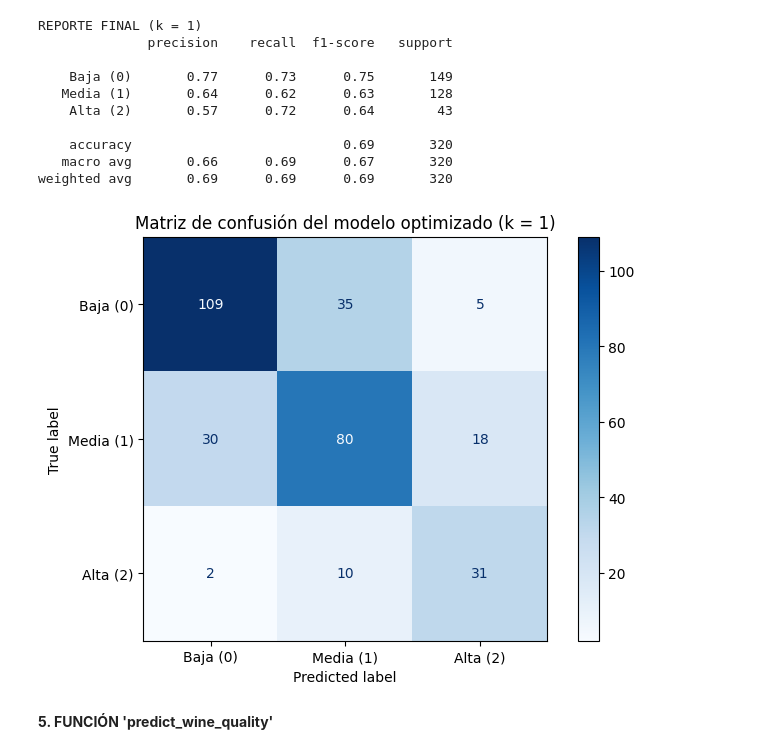
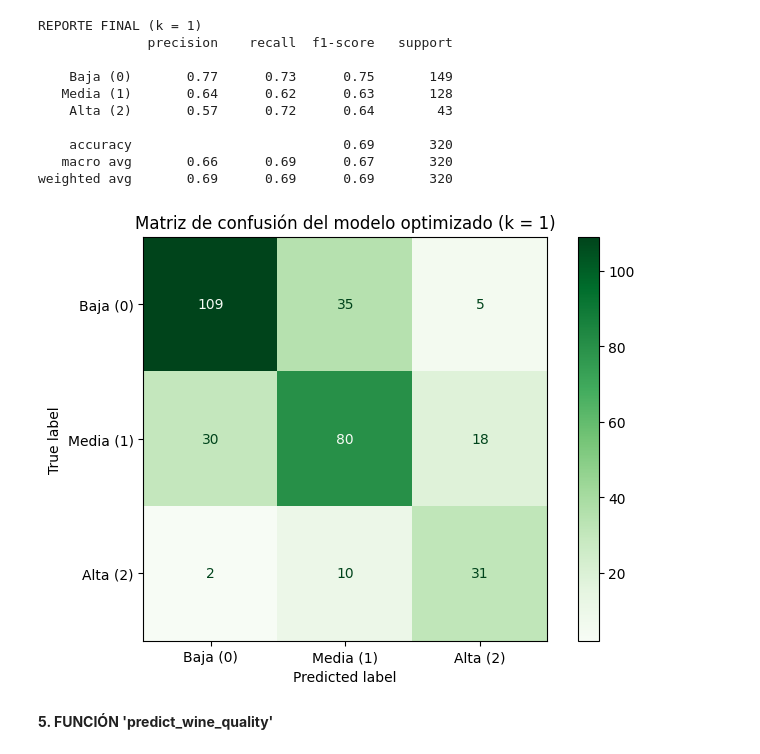
Before and after one commit to 4GeeksAcademy/alemantellini-machine-learning, a Jupyter notebook: src/08-k-nearest-neighbours-winequality-red.ipynb, the cells around one changed output. Drawn from its saved outputs; the diff is of its cells as text; code cells hidden in the pictures.

```diff
--- a/src/08-k-nearest-neighbours-winequality-red.ipynb
+++ b/src/08-k-nearest-neighbours-winequality-red.ipynb
@@ -311,15 +311,15 @@ weighted avg       0.69      0.69      0.69       320
 # %%
 # Matriz de confusión del modelo optimizado
 fig, ax = plt.subplots(figsize=(7, 5))
 cm_best = confusion_matrix(y_test, y_pred_best)
 disp = ConfusionMatrixDisplay(confusion_matrix=cm_best,
                                display_labels=["Baja (0)","Media (1)","Alta (2)"])
-disp.plot(ax=ax, colorbar=True, cmap="Blues")
+disp.plot(ax=ax, colorbar=True, cmap="Greens")
 ax.set_title(f"Matriz de confusión del modelo optimizado (k = {best_k})")
 plt.tight_layout()
 plt.show()
 # %% [output]
-[figure, old version]
+[figure, new version]
 # %% [markdown]
 **5. FUNCIÓN 'predict_wine_quality'**
 # %%
```
